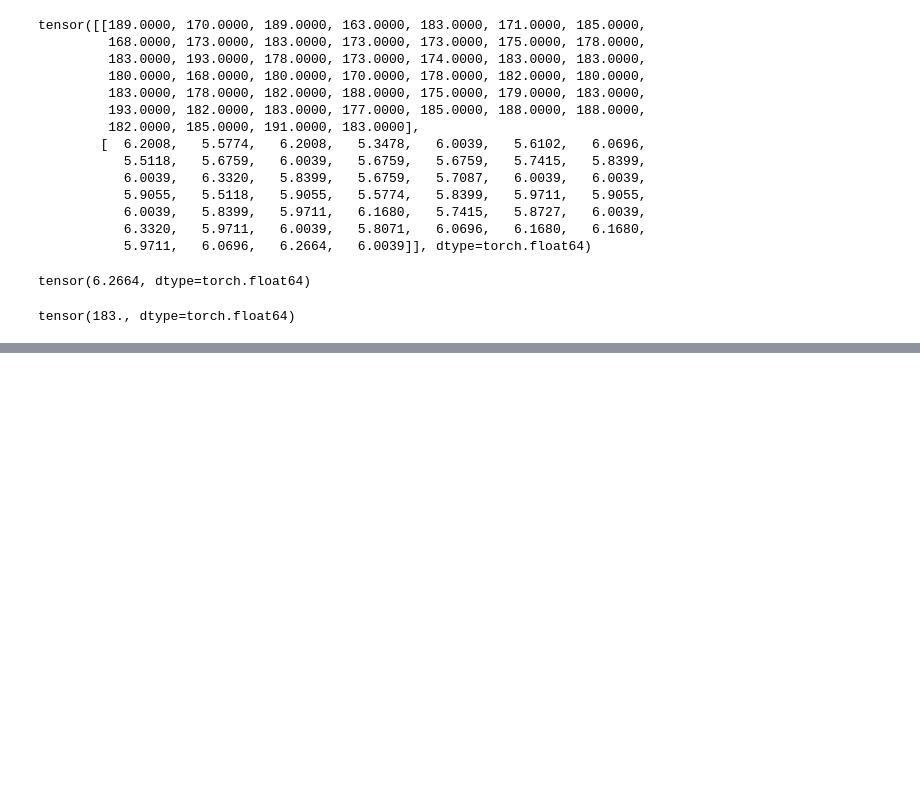
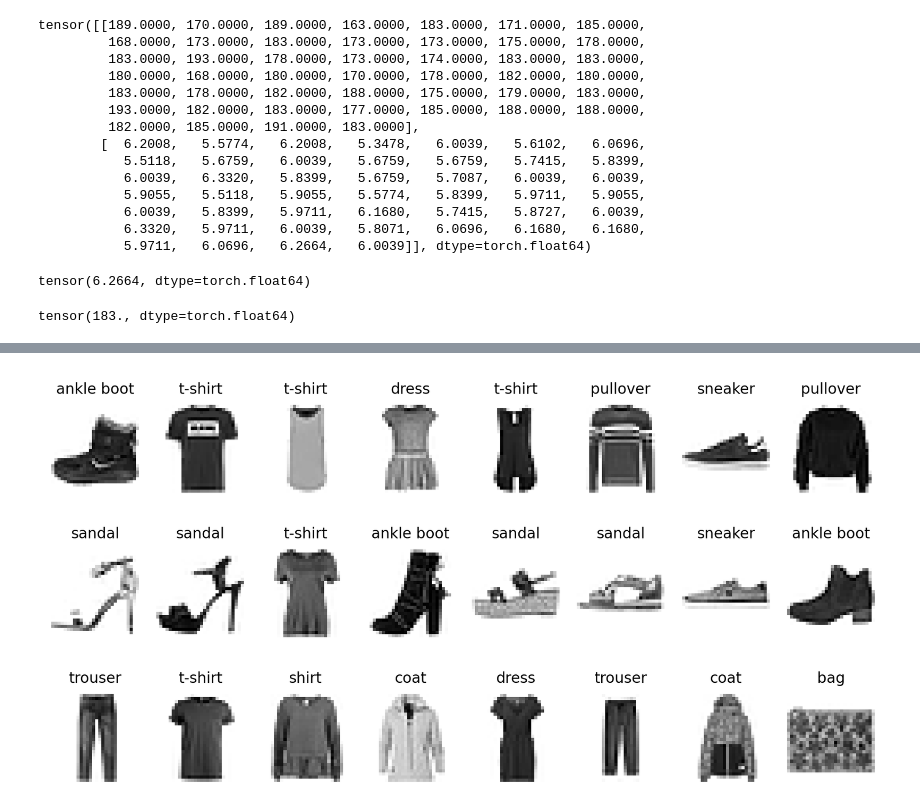
Before and after one commit to NIKHILSHARMA5896/Learn_Generative_AI_with_Pytorch, a Jupyter notebook: CH02-Deep_Learning_with_Pytorch.ipynb, the cells around one changed output, grey strips where cells are left out. Saved outputs shown, nothing was run; the diff lists cells and outputs as text; code cells hidden in the pictures; blank space fills up the shorter version.

Commit message:
trained binary and multicategory classification models

```diff
--- a/CH02-Deep_Learning_with_Pytorch.ipynb
+++ b/CH02-Deep_Learning_with_Pytorch.ipynb
@@ -164,0 +205,8 @@ tensor(183., dtype=torch.float64)
+# %%
+train_set=torchvision.datasets.FashionMNIST(
+                                root=".",
+                                train=True,
+                                download=True,
+                                transform=transform)
+test_set=torchvision.datasets.FashionMNIST(root=".",
+                                            train=False,download=True,transform=transform)
@@ -164,0 +253,3 @@ tensor(183., dtype=torch.float64)
+# %%
+text_labels=['t-shirt', 'trouser', 'pullover', 'dress', 'coat',
+            'sandal', 'shirt', 'sneaker', 'bag', 'ankle boot']
@@ -164,0 +258,15 @@ tensor(183., dtype=torch.float64)
+# %%
+plt.figure(dpi=300,figsize=(8,4))
+for i in range(24):
+    ax=plt.subplot(3, 8, i + 1)
+    img=train_set[i][0]
+    img=img/2+0.5
+    img=img.reshape(28, 28)
+    plt.imshow(img,
+               cmap="binary")
+    plt.axis('off')
+    plt.title(text_labels[train_set[i][1]],
+        fontsize=8)
+plt.show()
+# %% [output]
+[figure, added]
```
Also changed, not shown: parts of 32 cells of this notebook, 1 other file.
